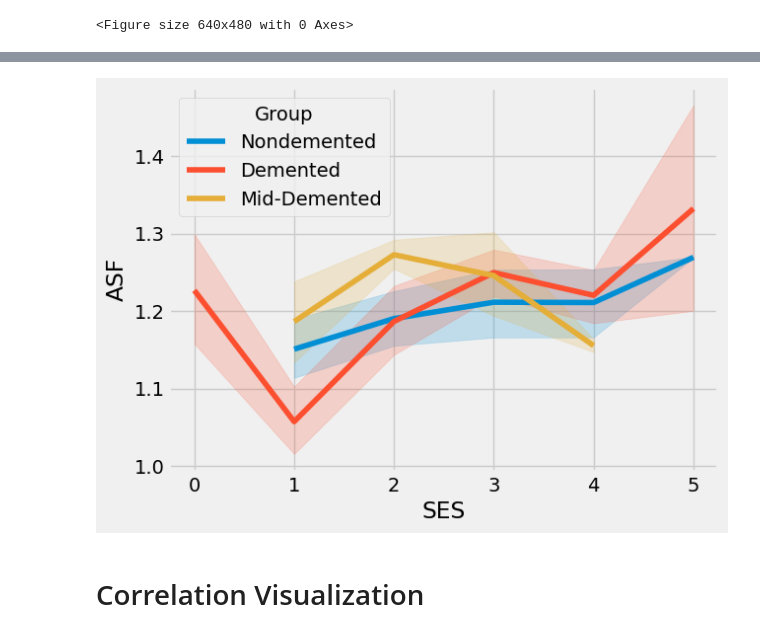
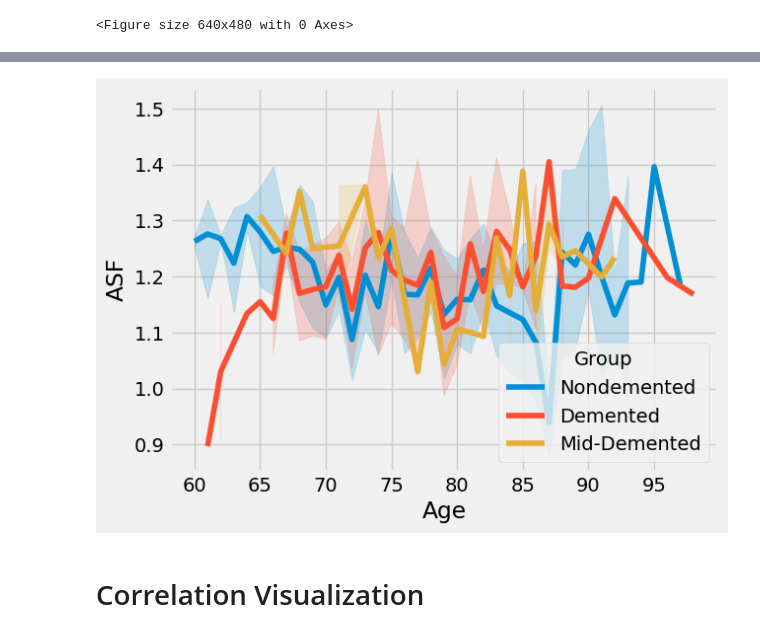
Before and after one commit to LiMoo420/CNN_AD, a Jupyter notebook: tradition_analyze.ipynb, the cells around one changed output, grey strips where cells are left out. Cells and saved outputs as stored; diff of their text form; code cells hidden in the pictures.

```diff
--- a/tradition_analyze.ipynb
+++ b/tradition_analyze.ipynb
@@ -197,8 +197,8 @@ plt.show()
 # %%
-sns.lineplot(x="SES", y="ASF",hue="Group", data=df)
+sns.lineplot(x="Age", y="ASF",hue="Group", data=df)
 plt.show()
 # %% [output]
-[figure, old version]
+[figure, new version]
 # %% [markdown]
 # Correlation Visualization
 # %%
```
Also changed, not shown: parts of 16 cells of this notebook, 1 other file.
